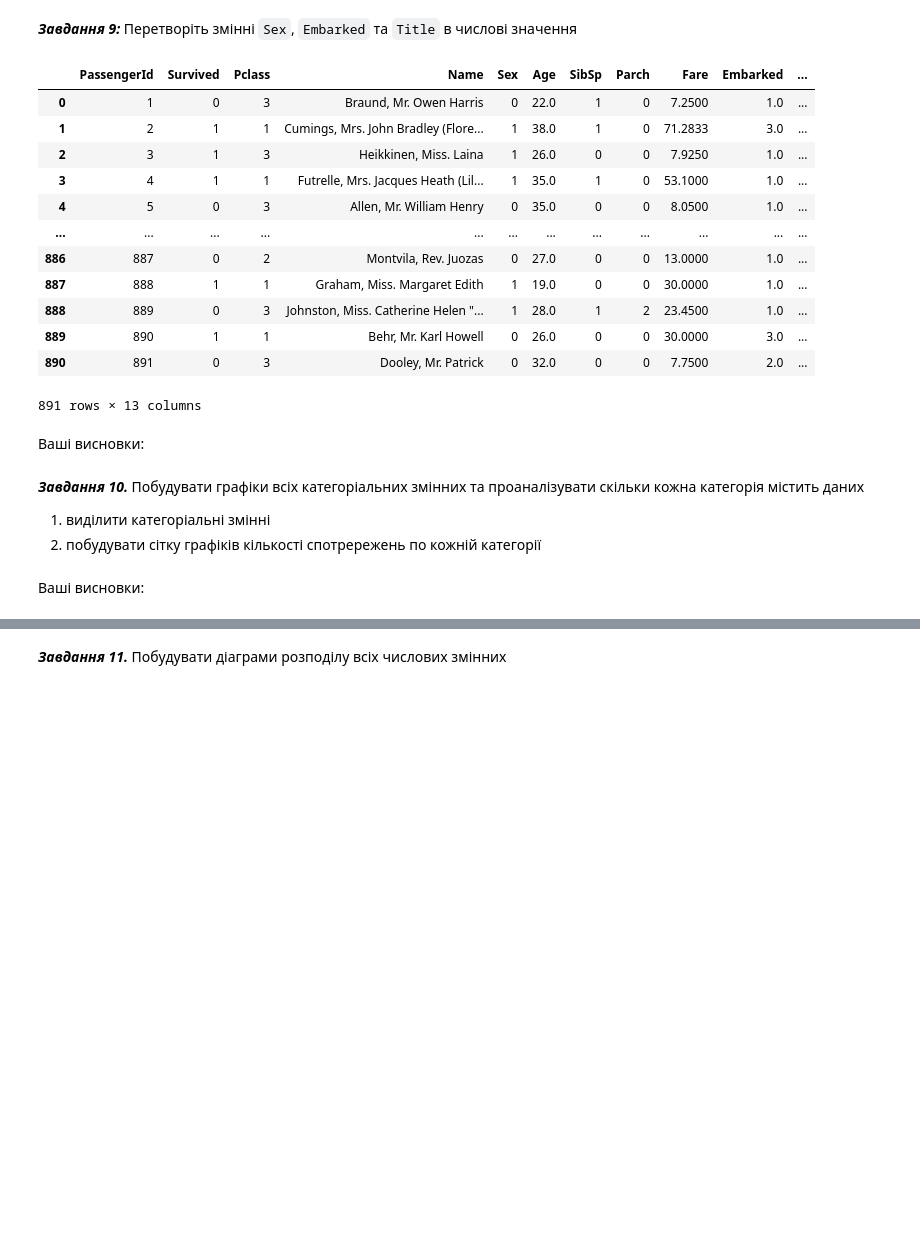
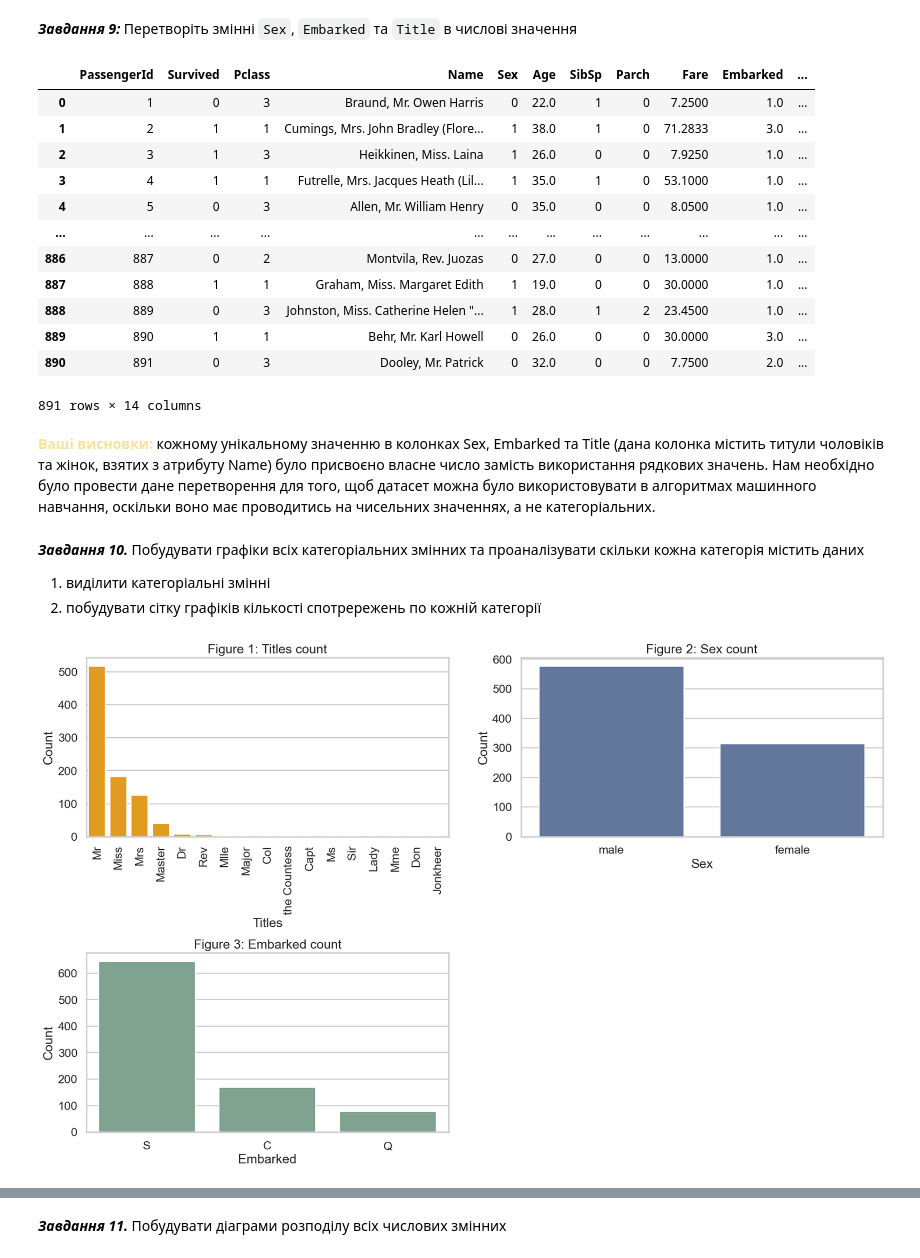
Before and after one commit to HumnytskaLiza/ai-labs, a Jupyter notebook: task3/Task3_basic_ai_liza_humnytska.ipynb, the cells around one changed output, grey strips where cells are left out. Drawn from its saved outputs; the diff is of its cells as text; code cells hidden in the pictures; blank space fills up the shorter version.

```diff
--- a/task3/Task3_basic_ai_liza_humnytska.ipynb
+++ b/task3/Task3_basic_ai_liza_humnytska.ipynb
@@ -245,13 +245,21 @@ display(dataset.head(5))
 # %%
 num_df = dataset.copy()
 
+dataset["Title"] = [i.split(".")[0].split(",")[-1].strip() for i in dataset["Name"]]
+titles = dataset['Title'].unique()
+
+titles_map = {}
+for ind, value in enumerate(titles):
+    titles_map[value] = ind
+
 sex_map = {"female": 1, "male": 0}
 embarked_map = {"S": 1, "Q": 2, "C": 3}
-# title_map = {"female": 1, "male": 0}
 
+num_df["Title"] = num_df["Title"].map(titles_map)
 num_df["Sex"] = num_df["Sex"].map(sex_map)
 num_df["Embarked"] = num_df["Embarked"].map(embarked_map)
 
+
 display(num_df)
 # %% [output]
 |  | PassengerId | Survived | Pclass | Name | Sex | Age | SibSp | Parch | Fare | Embarked | ... |
@@ -266,9 +274,9 @@ display(num_df)
 | 888 | 889 | 0 | 3 | Johnston, Miss. Catherine Helen "... | 1 | 28.0 | 1 | 2 | 23.4500 | 1.0 | ... |
 | 889 | 890 | 1 | 1 | Behr, Mr. Karl Howell | 0 | 26.0 | 0 | 0 | 30.0000 | 3.0 | ... |
 | 890 | 891 | 0 | 3 | Dooley, Mr. Patrick | 0 | 32.0 | 0 | 0 | 7.7500 | 2.0 | ... |
-891 rows × 13 columns
+891 rows × 14 columns
-# %% [markdown]
-Ваші висновки:
+# %% [markdown]
+<font color='#F5E398'><b>Ваші висновки:</b></font> кожному унікальному значенню в колонках Sex, Embarked та Title (дана колонка містить титули чоловіків та жінок, взятих з атрибуту Name) було присвоєно власне число замість використання рядкових значень. Нам необхідно було провести дане перетворення для того, щоб датасет можна було використовувати в алгоритмах машинного навчання, оскільки воно має проводитись на чисельних значеннях, а не категоріальних.
 # %% [markdown]
 ***Завдання 10.*** Побудувати графіки всіх категоріальних змінних та проаналізувати скільки кожна категорія містить даних
 
@@ -279,2 +285,29 @@ display(num_df)
-# %% [markdown]
-Ваші висновки:
+# %%
+category_df = dataset.select_dtypes(exclude=["number","bool_", "category"]).drop("Name", axis="columns")
+
+# display(category_df)
+
+df_titles = pd.DataFrame({"Titles": category_df["Title"].value_counts().index.get_level_values("Title"), "Count": category_df["Title"].value_counts().values})
+df_sex = pd.DataFrame({"Sex": category_df["Sex"].value_counts().index.get_level_values("Sex"), "Count": category_df["Sex"].value_counts().values})
+df_embarked = pd.DataFrame({"Embarked": category_df["Embarked"].value_counts().index.get_level_values("Embarked"), "Count": category_df["Embarked"].value_counts().values})
+
+fig = plt.figure(figsize=(20, 12))
+plt.subplots_adjust(hspace=0.65)
+
+ax1 = fig.add_subplot(2,2,1)
+ax2 = fig.add_subplot(2,2,2)
+ax3 = fig.add_subplot(2,2,3)
+
+sns.barplot(data=df_titles, x = "Titles", y = "Count", ax=ax1, color="orange")
+ax1.set_title("Figure 1: Titles count")
+ax1.set_xticklabels(ax1.get_xticklabels(), rotation=90)
+
+sns.barplot(data=df_sex, x = "Sex", y = "Count", ax=ax2, color="#5975A4")
+ax2.set_title("Figure 2: Sex count")
+
+sns.barplot(data=df_embarked, x = "Embarked", y = "Count", ax=ax3, color="#7AA88F")
+ax3.set_title("Figure 3: Embarked count")
+
+plt.show()
+# %% [output]
+[figure, added]
```
Also changed, not shown: parts of 4 cells of this notebook.
